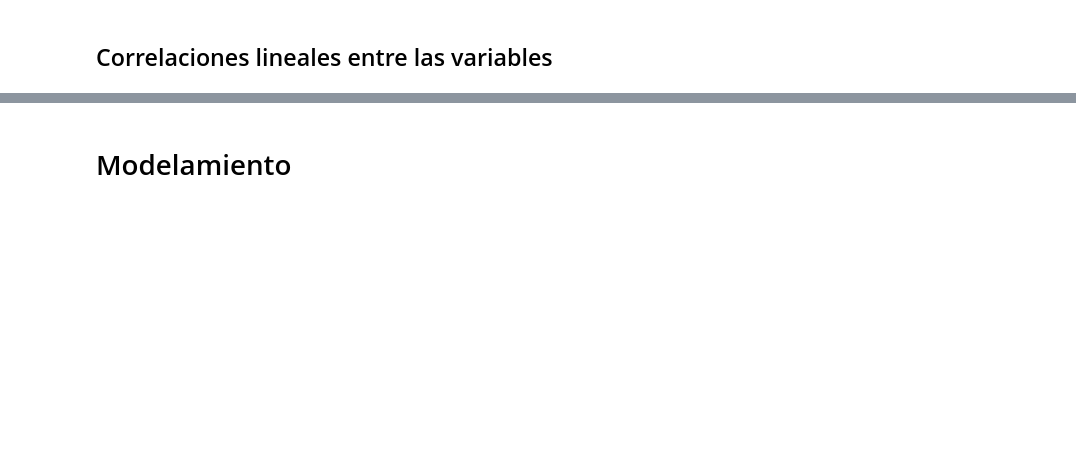
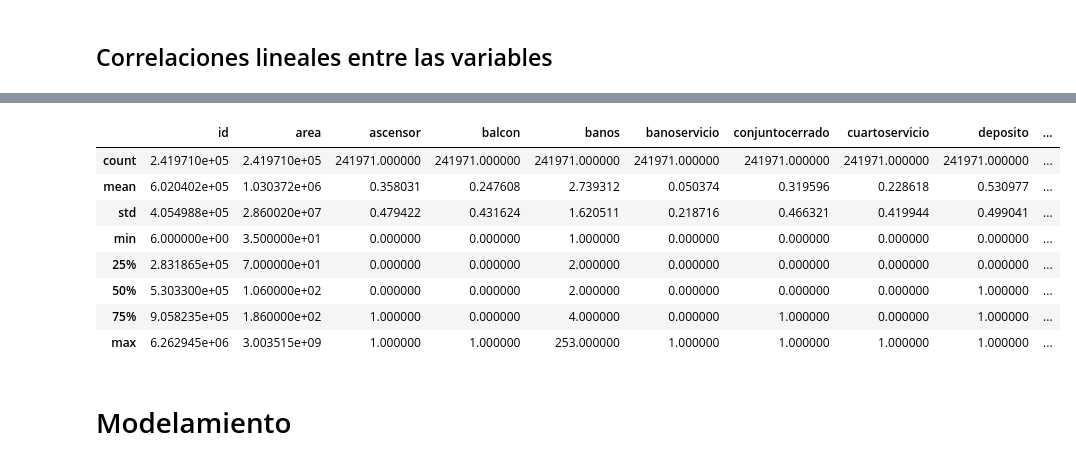
Before and after one commit to vbejaranos/Data-Science_Habi, a Jupyter notebook: Habi_Concurso.ipynb, the cells around one changed output, grey strips where cells are left out. Cells and saved outputs as stored; diff of their text form; code cells hidden in the pictures; blank space fills up the shorter version.

```diff
--- a/Habi_Concurso.ipynb
+++ b/Habi_Concurso.ipynb
@@ -494,2 +576,14 @@ correlations_Tab.style.applymap(_color_red_or_green)
+# %%
+consolF.describe()
+# %% [output]
+|  | id | area | ascensor | balcon | banos | banoservicio | conjuntocerrado | cuartoservicio | deposito | ... |
+| count | 2.419710e+05 | 2.419710e+05 | 241971.000000 | 241971.000000 | 241971.000000 | 241971.000000 | 241971.000000 | 241971.000000 | 241971.000000 | ... |
+| mean | 6.020402e+05 | 1.030372e+06 | 0.358031 | 0.247608 | 2.739312 | 0.050374 | 0.319596 | 0.228618 | 0.530977 | ... |
+| std | 4.054988e+05 | 2.860020e+07 | 0.479422 | 0.431624 | 1.620511 | 0.218716 | 0.466321 | 0.419944 | 0.499041 | ... |
+| min | 6.000000e+00 | 3.500000e+01 | 0.000000 | 0.000000 | 1.000000 | 0.000000 | 0.000000 | 0.000000 | 0.000000 | ... |
+| 25% | 2.831865e+05 | 7.000000e+01 | 0.000000 | 0.000000 | 2.000000 | 0.000000 | 0.000000 | 0.000000 | 0.000000 | ... |
+| 50% | 5.303300e+05 | 1.060000e+02 | 0.000000 | 0.000000 | 2.000000 | 0.000000 | 0.000000 | 0.000000 | 1.000000 | ... |
+| 75% | 9.058235e+05 | 1.860000e+02 | 1.000000 | 0.000000 | 4.000000 | 0.000000 | 1.000000 | 0.000000 | 1.000000 | ... |
+| max | 6.262945e+06 | 3.003515e+09 | 1.000000 | 1.000000 | 253.000000 | 1.000000 | 1.000000 | 1.000000 | 1.000000 | ... |
 # %% [markdown]
 # Modelamiento
```
Also changed, not shown: parts of 84 cells of this notebook.
